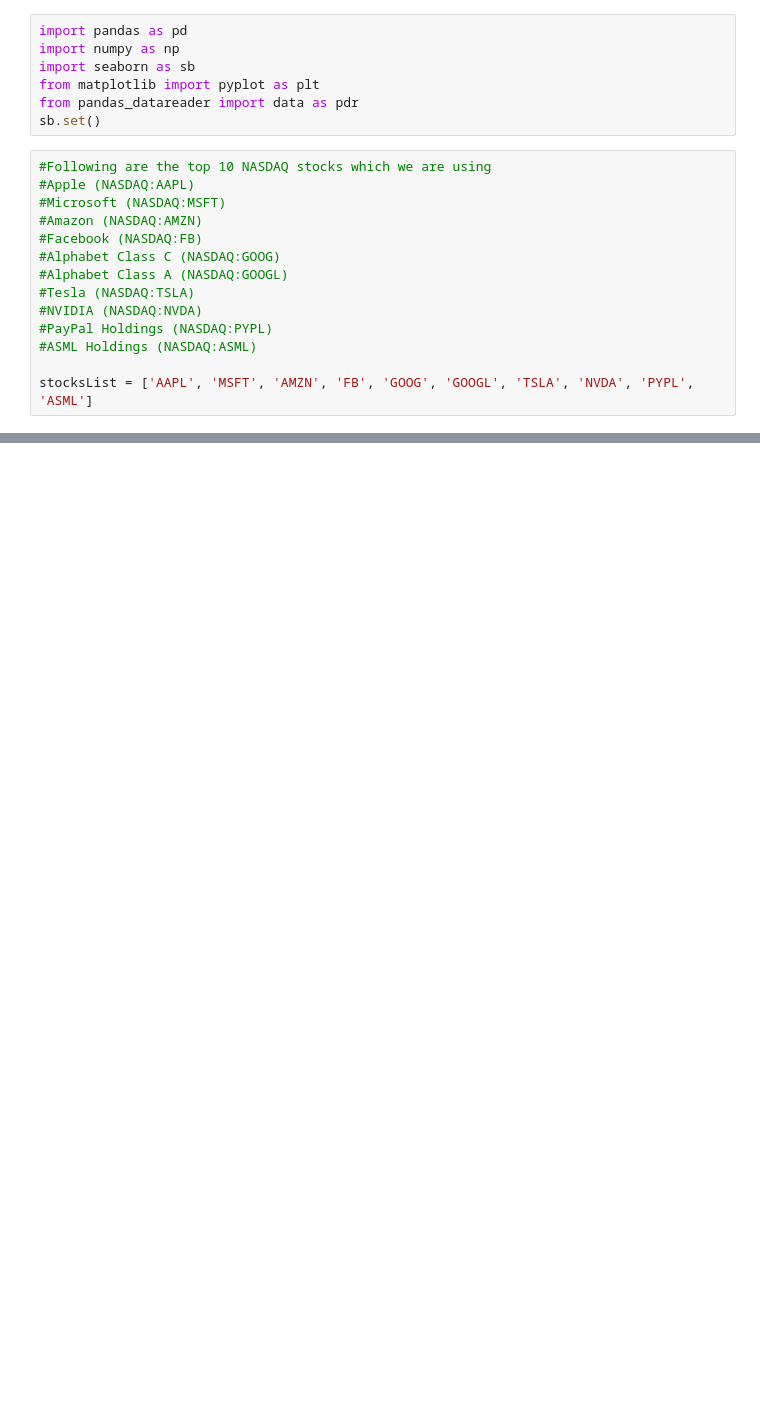
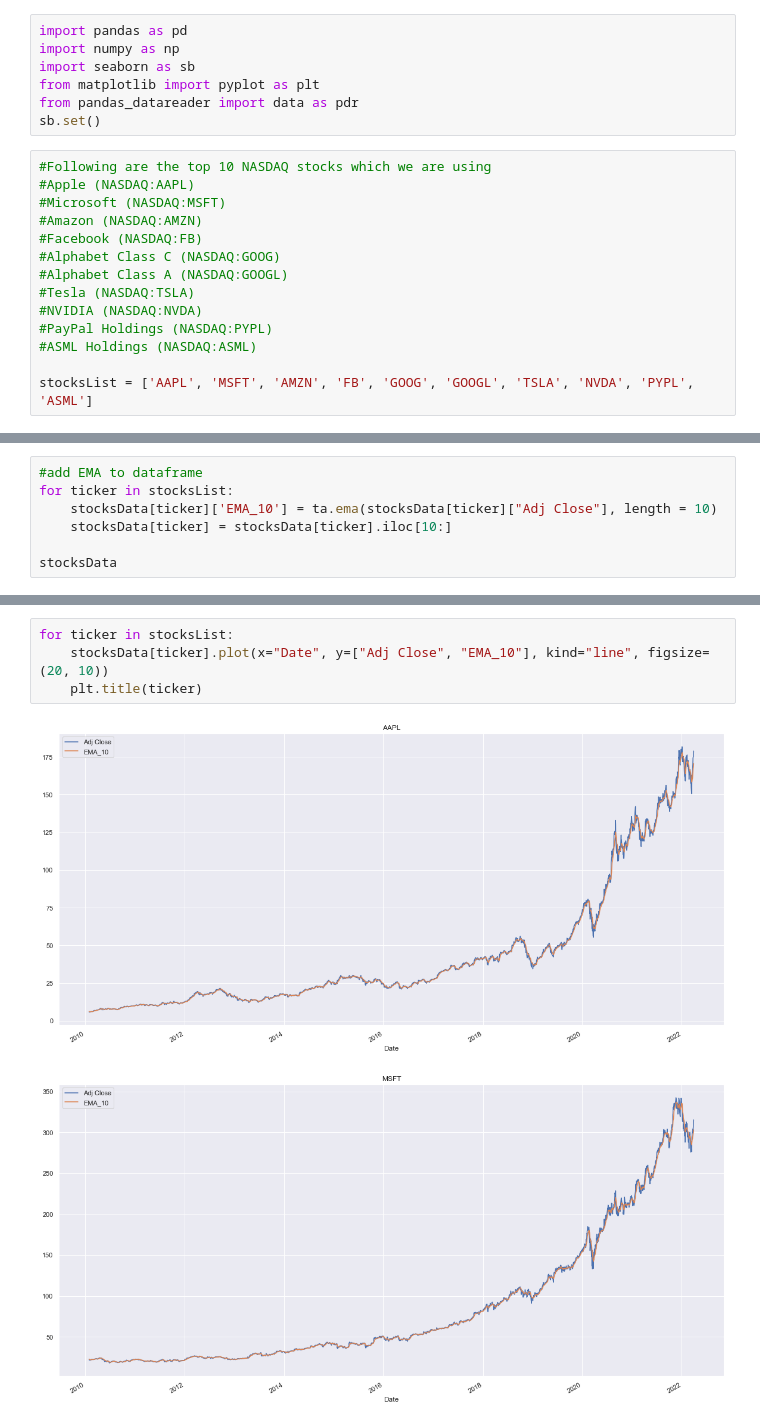
Before and after one commit to nobeeeeel/DSAI, a Jupyter notebook: stockTraderML.ipynb, the cells around one changed output, grey strips where cells are left out. Saved outputs shown, nothing was run; the diff lists cells and outputs as text; blank space fills up the shorter version.

```diff
--- a/stockTraderML.ipynb
+++ b/stockTraderML.ipynb
@@ -251,0 +205,7 @@ aaplDF
+# %%
+#add EMA to dataframe
+for ticker in stocksList:
+    stocksData[ticker]['EMA_10'] = ta.ema(stocksData[ticker]["Adj Close"], length = 10)
+    stocksData[ticker] = stocksData[ticker].iloc[10:]
+
+stocksData
@@ -251,0 +230,7 @@ aaplDF
+# %%
+for ticker in stocksList:
+    stocksData[ticker].plot(x="Date", y=["Adj Close", "EMA_10"], kind="line", figsize=(20, 10))
+    plt.title(ticker)
+# %% [output]
+[figure, added]
+[figure, added]
```
Also changed, not shown: parts of 22 cells of this notebook.
